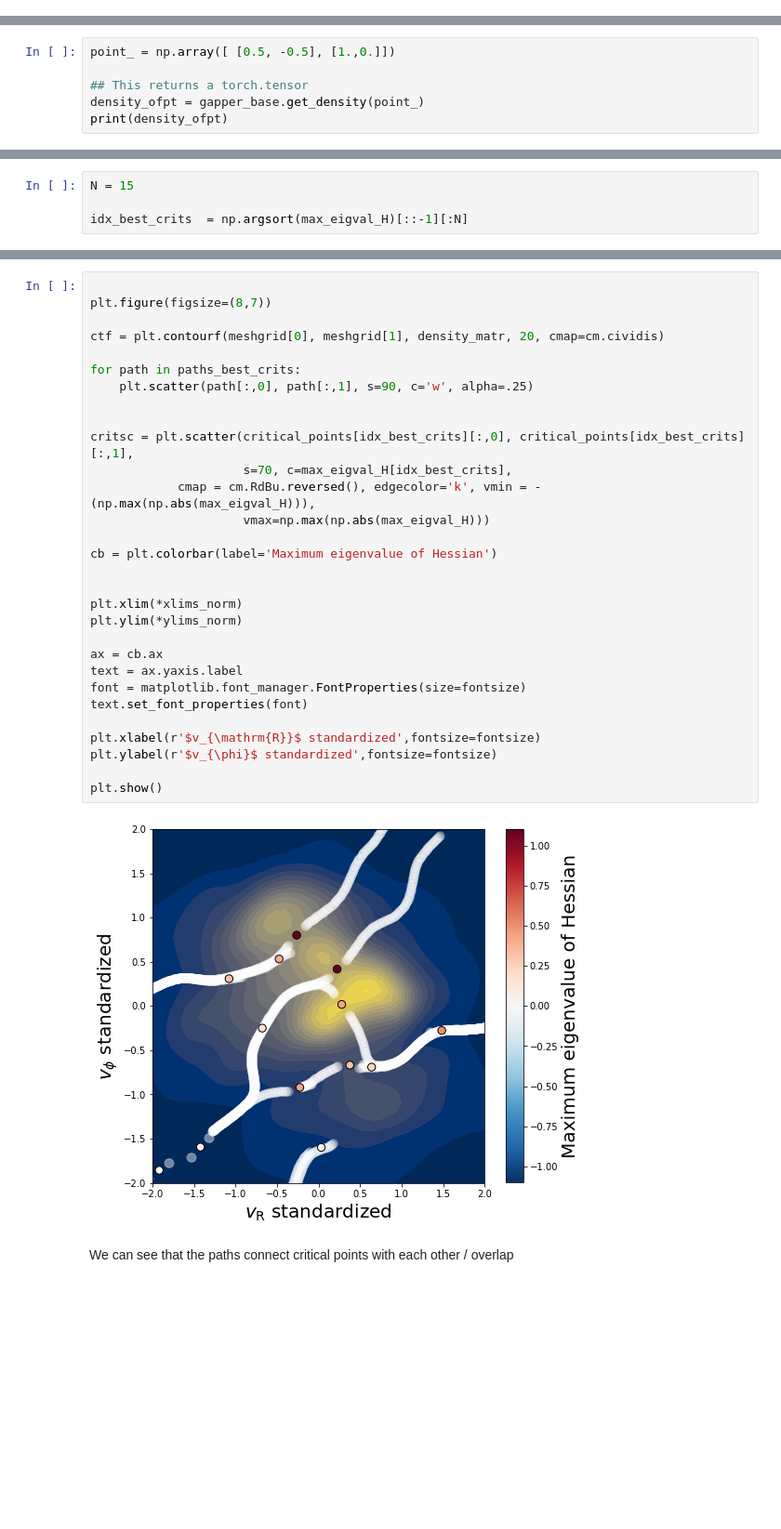
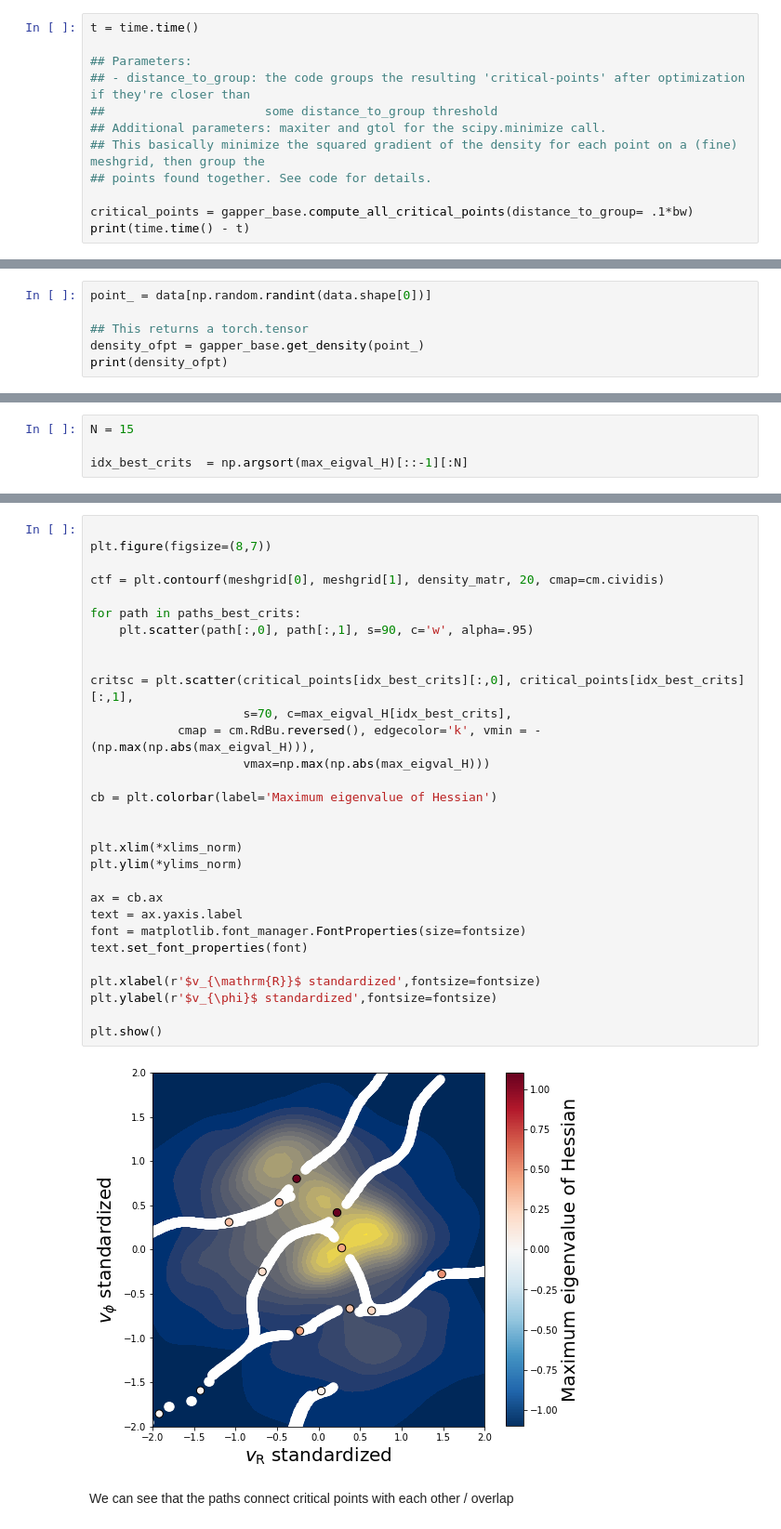
Before and after one commit to contardog/FindTheGap, a Jupyter notebook: examples/example_MW_2D.ipynb, the cells around one changed output, grey strips where cells are left out. Shown at 93% size. Cells and saved outputs as stored; diff of their text form; blank space fills up the shorter version.

Commit message:
modif notebook for path

```diff
--- a/examples/example_MW_2D.py.ipynb
+++ b/examples/example_MW_2D.ipynb
@@ -185,0 +179,12 @@ finished optimizations
+# %%
+t = time.time()
+
+## Parameters:
+## - distance_to_group: the code groups the resulting 'critical-points' after optimization if they're closer than
+##                      some distance_to_group threshold
+## Additional parameters: maxiter and gtol for the scipy.minimize call.
+## This basically minimize the squared gradient of the density for each point on a (fine) meshgrid, then group the
+## points found together. See code for details.
+
+critical_points = gapper_base.compute_all_critical_points(distance_to_group= .1*bw)
+print(time.time() - t)
@@ -210,7 +219,7 @@ plt.show()
 # %% [markdown]
 ### Get statistics for a point / location in the space:
 # %%
-point_ = np.array([ [0.5, -0.5], [1.,0.]])
+point_ = data[np.random.randint(data.shape[0])]
 
 ## This returns a torch.tensor
 density_ofpt = gapper_base.get_density(point_)
@@ -410,35 +426,35 @@ print(time.time() - t)
 # %%
 
 plt.figure(figsize=(8,7))
 
 ctf = plt.contourf(meshgrid[0], meshgrid[1], density_matr, 20, cmap=cm.cividis)
 
 for path in paths_best_crits:
-    plt.scatter(path[:,0], path[:,1], s=90, c='w', alpha=.25)
+    plt.scatter(path[:,0], path[:,1], s=90, c='w', alpha=.95)
 
 
 critsc = plt.scatter(critical_points[idx_best_crits][:,0], critical_points[idx_best_crits][:,1],
                      s=70, c=max_eigval_H[idx_best_crits],
             cmap = cm.RdBu.reversed(), edgecolor='k', vmin = -(np.max(np.abs(max_eigval_H))),
                      vmax=np.max(np.abs(max_eigval_H)))
 
 cb = plt.colorbar(label='Maximum eigenvalue of Hessian')
 
 
 plt.xlim(*xlims_norm)
 plt.ylim(*ylims_norm)
 
 ax = cb.ax
 text = ax.yaxis.label
 font = matplotlib.font_manager.FontProperties(size=fontsize)
 text.set_font_properties(font)
 
 plt.xlabel(r'$v_{\mathrm{R}}$ standardized',fontsize=fontsize)
 plt.ylabel(r'$v_{\phi}$ standardized',fontsize=fontsize)
 
 plt.show()
 # %% [output]
-[figure, old version]
+[figure, new version]
 # %% [markdown]
 We can see that the paths connect critical points with each other / overlap
 # %% [markdown]
```
Also changed, not shown: parts of 16 cells of this notebook.
